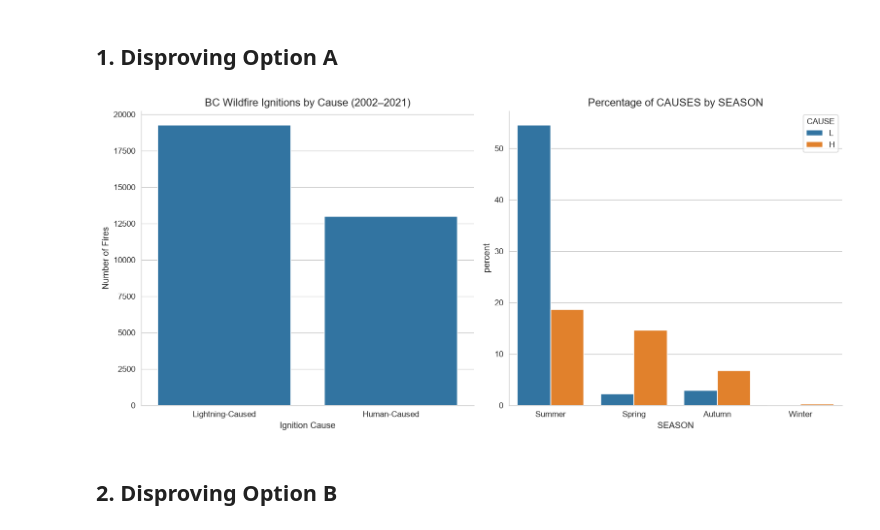
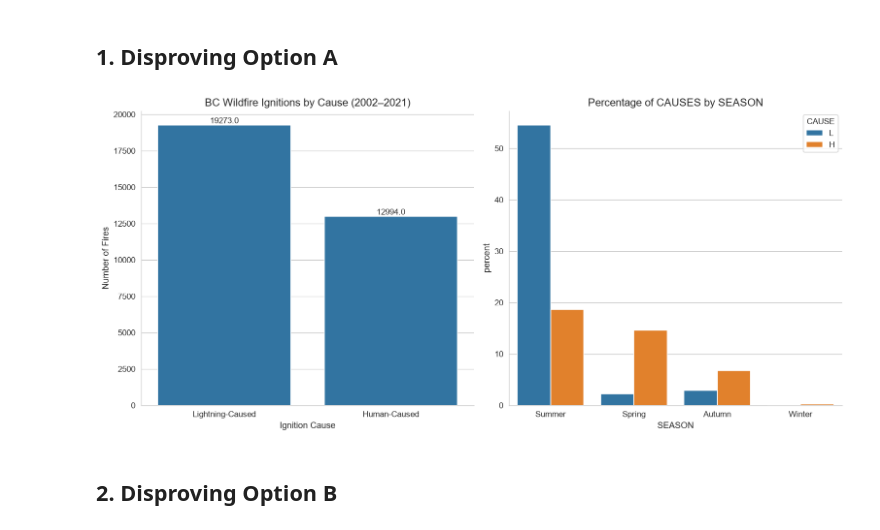
Before and after one commit to cda79/IAT461-Final, a Jupyter notebook: IAT461_wildfires.ipynb, the cells around one changed output. Saved outputs shown, nothing was run; the diff lists cells and outputs as text; code cells hidden in the pictures.

```diff
--- a/IAT461_wildfires.ipynb
+++ b/IAT461_wildfires.ipynb
@@ -526,33 +526,43 @@ sns.boxplot(data=df, x='SEASON', y='LOG_SIZE_HA')
 # %% [markdown]
 ## 1. Disproving Option A
 # %%
+import matplotlib.pyplot as plt
+import matplotlib.ticker as ticker
+
 # Initialize plots
 fig, axes = plt.subplots(1, 2, figsize=(13, 6))
 
 # Map values for labels
 df['CAUSE_LABEL'] = df['CAUSE'].map({'H': 'Human-Caused', 'L': 'Lightning-Caused'})
 
 # Counts
 cause_counts = df['CAUSE_LABEL'].value_counts()
 cause_pcts = df['CAUSE_LABEL'].value_counts(normalize=True) * 100
 
+# grouping values
+
 # Graph 1
 sns.barplot(x=cause_counts.index, y=cause_counts.values, ax=axes[0])
 axes[0].set_title('BC Wildfire Ignitions by Cause (2002–2021)')
 axes[0].set_xlabel('Ignition Cause')
 axes[0].set_ylabel('Number of Fires')
+
+#count annotations
+for p in axes[0].patches:
+    height = p.get_height()
+    axes[0].annotate(f"{height}", (p.get_x() + p.get_width() / 2., height), ha='center', va='bottom')
 
 # Graph 2
 sns.countplot(df, x="SEASON", hue="CAUSE", stat="percent")
 axes[1].set_title("Percentage of CAUSES by SEASON")
 axes[1].set_xlabel("SEASON")
 
 
 sns.despine()
 plt.tight_layout()
 plt.show()
 # %% [output]
-[figure, old version]
+[figure, new version]
 # %% [markdown]
 ## 2. Disproving Option B
 # %% [markdown]
```
